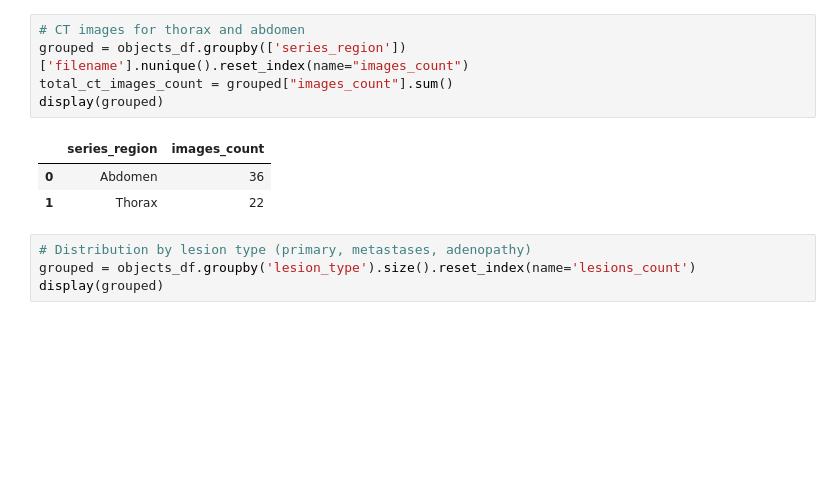
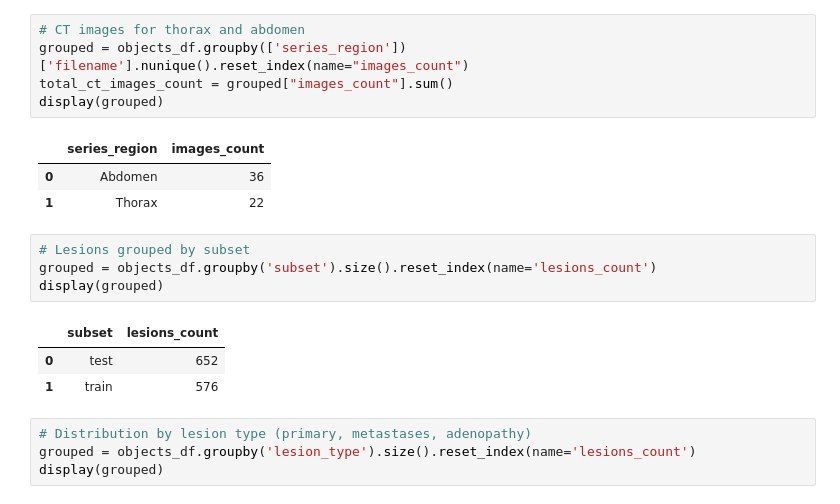
Before and after one commit to robertorojasp06/recist-dataset, a Jupyter notebook: notebooks/data_properties.ipynb, the cells around one changed output. Drawn from its saved outputs; the diff is of its cells as text; blank space fills up the shorter version.

```diff
--- a/notebooks/data_properties.ipynb
+++ b/notebooks/data_properties.ipynb
@@ -238,6 +238,14 @@ display(grouped)
 |  | series_region | images_count |
 | 0 | Abdomen | 36 |
 | 1 | Thorax | 22 |
+# %%
+# Lesions grouped by subset
+grouped = objects_df.groupby('subset').size().reset_index(name='lesions_count')
+display(grouped)
+# %% [output]
+|  | subset | lesions_count |
+| 0 | test | 652 |
+| 1 | train | 576 |
 # %%
 # Distribution by lesion type (primary, metastases, adenopathy)
 grouped = objects_df.groupby('lesion_type').size().reset_index(name='lesions_count')
```
Also changed, not shown: 2 other files.
